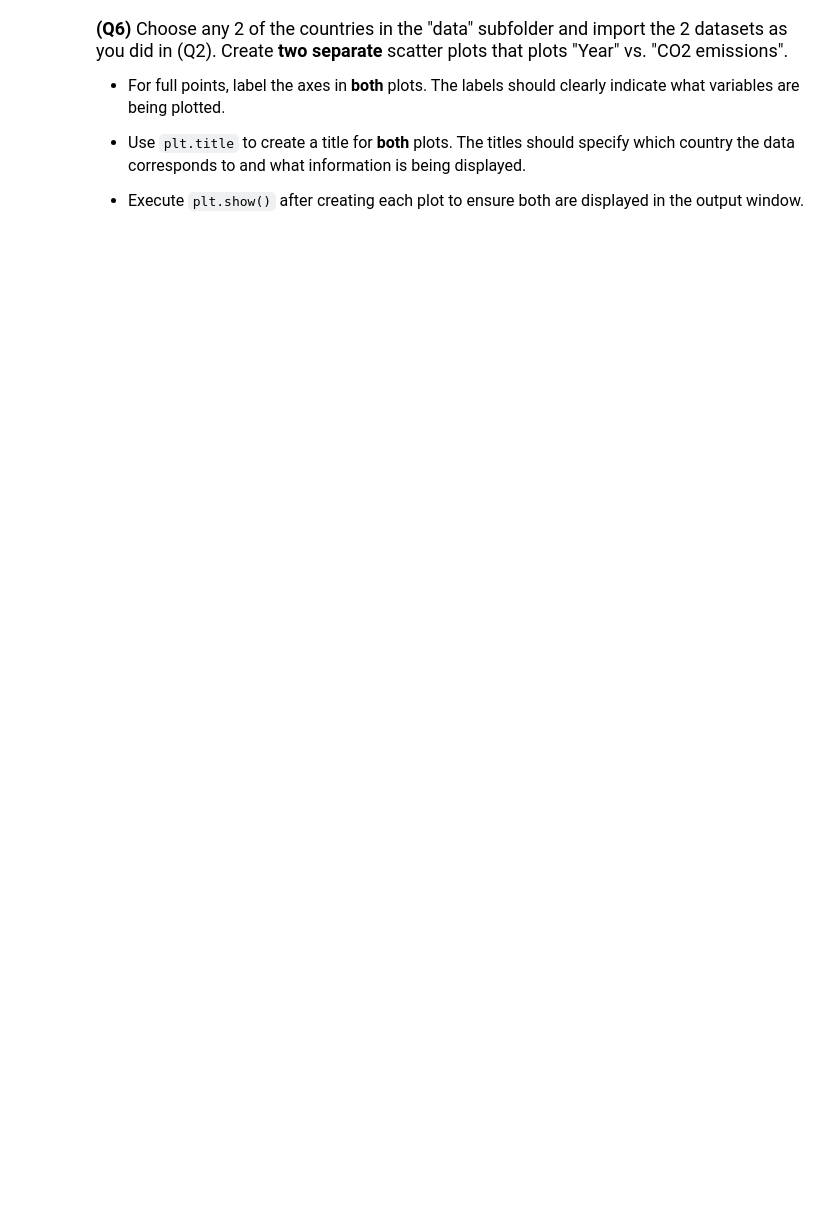
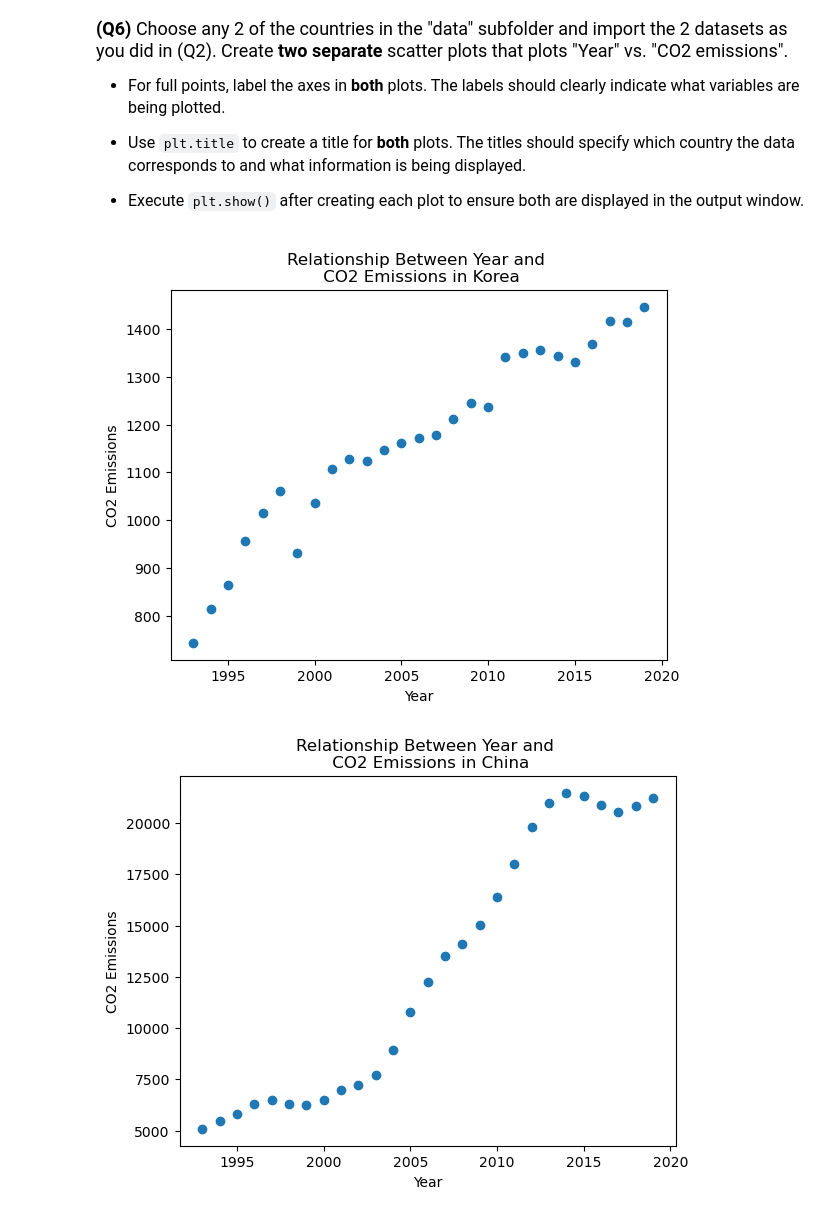
Before and after one commit to bcamargo1/datasci151spring2026, a Jupyter notebook: _assignments/assignment_2/Assignment2.ipynb, the cells around one changed output. Drawn from its saved outputs; the diff is of its cells as text; code cells hidden in the pictures; blank space fills up the shorter version.

```diff
--- a/_assignments/assignment_2/Assignment2.ipynb
+++ b/_assignments/assignment_2/Assignment2.ipynb
@@ -131,0 +138,17 @@ us_emissions["CO2_emission"].describe()
+# %%
+korean_measures = pandas.read_csv("data/korea_emission.csv")
+matplotlib.pyplot.scatter(x = korean_measures['Year'], y = korean_measures['CO2_emission'])
+matplotlib.pyplot.title("Relationship Between Year and \n CO2 Emissions in Korea")
+matplotlib.pyplot.xlabel('Year')
+matplotlib.pyplot.ylabel('CO2 Emissions')
+matplotlib.pyplot.show()
+
+china_measures = pandas.read_csv("data/china_emission.csv")
+matplotlib.pyplot.scatter(x = china_measures['Year'], y = china_measures['CO2_emission'])
+matplotlib.pyplot.title('Relationship Between Year and \n CO2 Emissions in China')
+matplotlib.pyplot.xlabel('Year')
+matplotlib.pyplot.ylabel('CO2 Emissions')
+matplotlib.pyplot.show()
+# %% [output]
+[figure, added]
+[figure, added]
```
Also changed, not shown: parts of 3 cells of this notebook.
